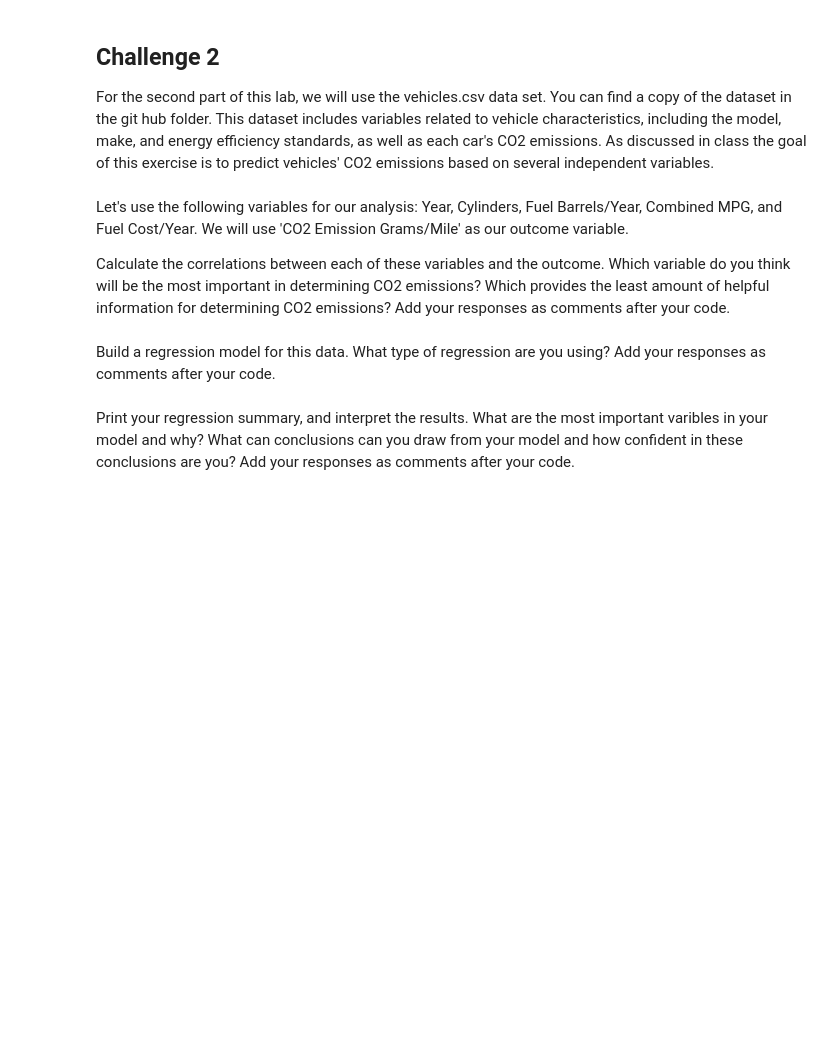
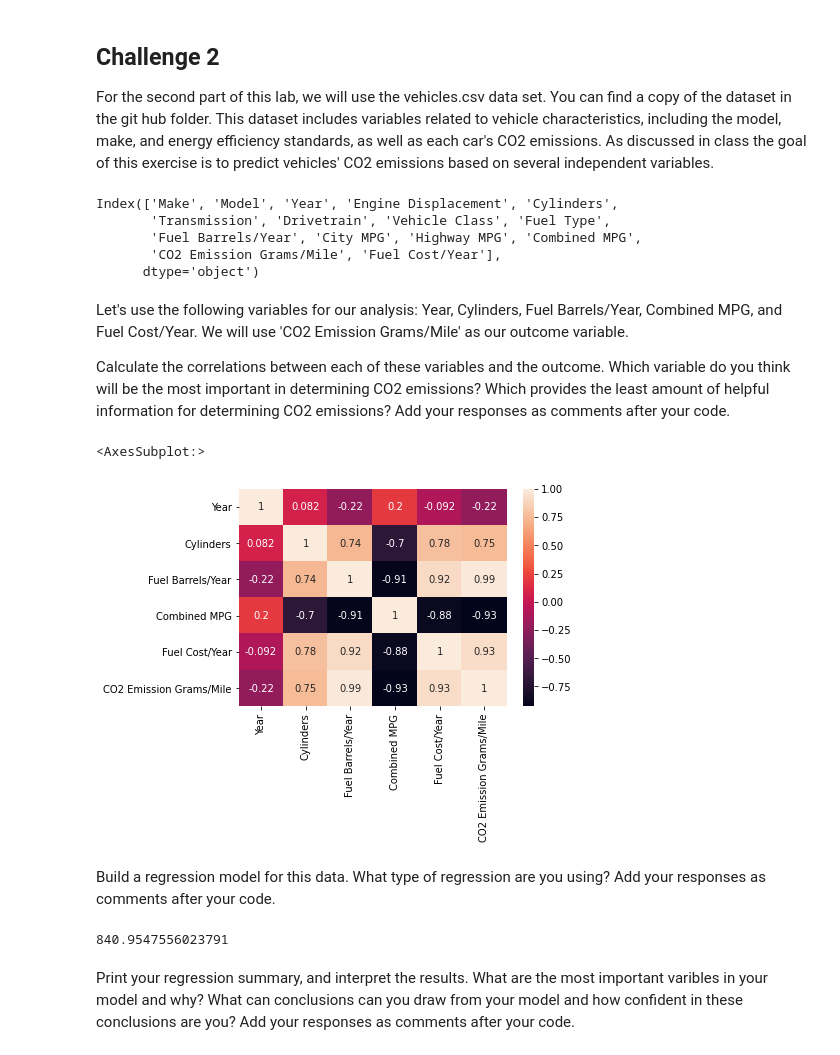
Before and after one commit to ta-data-lis/lab-regression-analysis, a Jupyter notebook: your-code/challenge1.ipynb, the cells around one changed output. Cells and saved outputs as stored; diff of their text form; code cells hidden in the pictures; blank space fills up the shorter version.

```diff
--- a/your-code/challenge1.ipynb
+++ b/your-code/challenge1.ipynb
@@ -63,6 +109,14 @@ Interpret the results of your model. What can conclusions can you draw from your
 For the second part of this lab, we will use the vehicles.csv data set. You can find a copy of the dataset in the git hub folder. This dataset includes variables related to vehicle characteristics, including the model, make, and energy efficiency standards, as well as each car's CO2 emissions. As discussed in class the goal of this exercise is to predict vehicles' CO2 emissions based on several independent variables.
 # %%
 # Import any libraries you may need & the data
+df = pd.read_csv('vehicles.csv')
+df.columns
+# %% [output]
+Index(['Make', 'Model', 'Year', 'Engine Displacement', 'Cylinders',
+       'Transmission', 'Drivetrain', 'Vehicle Class', 'Fuel Type',
+       'Fuel Barrels/Year', 'City MPG', 'Highway MPG', 'Combined MPG',
+       'CO2 Emission Grams/Mile', 'Fuel Cost/Year'],
+      dtype='object')
 # %% [markdown]
 Let's use the following variables for our analysis: Year, Cylinders, Fuel Barrels/Year, Combined MPG, and Fuel Cost/Year. We will use 'CO2 Emission Grams/Mile' as our outcome variable.
 
@@ -72,2 +124,10 @@ Calculate the correlations between each of these variables and the outcome. Whic
+# %%
+# Your response here.
+analysis = df[['Year','Cylinders','Fuel Barrels/Year','Combined MPG','Fuel Cost/Year','CO2 Emission Grams/Mile']]
+sns.heatmap(analysis.corr(), annot=True)
+#According to our data the biggest impacts are Fuel Barrels/Year, Fuel Cost/Year and Cylinders
+# %% [output]
+<AxesSubplot:>
+[figure, added]
 # %% [markdown]
 Build a regression model for this data. What type of regression are you using? Add your responses as comments after your code.
@@ -76,2 +134,13 @@ Build a regression model for this data. What type of regression are you using? A
+# %%
+# Your response here.
+X = analysis[['Year','Cylinders','Fuel Barrels/Year','Combined MPG','Fuel Cost/Year']]
+y = analysis['CO2 Emission Grams/Mile']
+X_train, X_test, y_train, y_test = train_test_split(X, y, test_size=0.4, random_state=101)
+lm = LinearRegression()
+lm.fit(X_train,y_train)
+print(lm.intercept_)
+#multiple linear regression.
+# %% [output]
+840.9547556023791
 # %% [markdown]
 Print your regression summary, and interpret the results. What are the most important varibles in your model and why? What can conclusions can you draw from your model and how confident in these conclusions are you? Add your responses as comments after your code.
```
Also changed, not shown: parts of 26 cells of this notebook.
